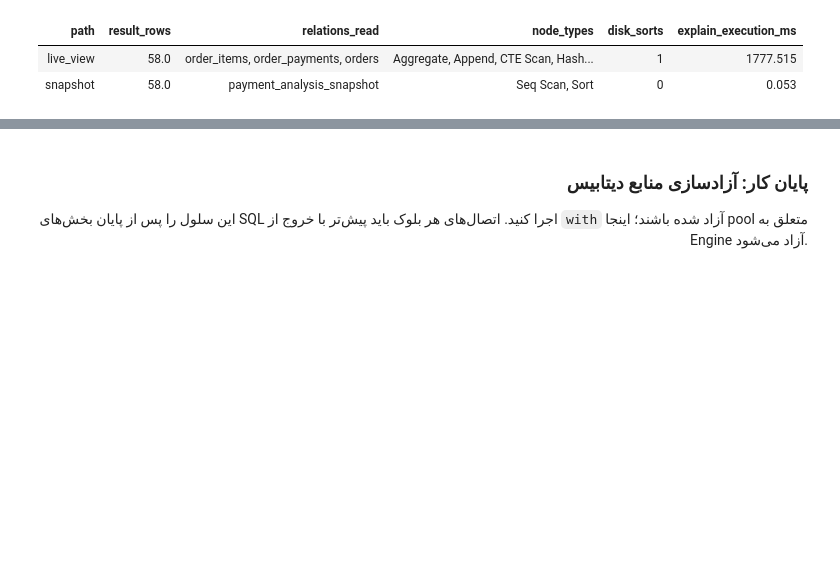
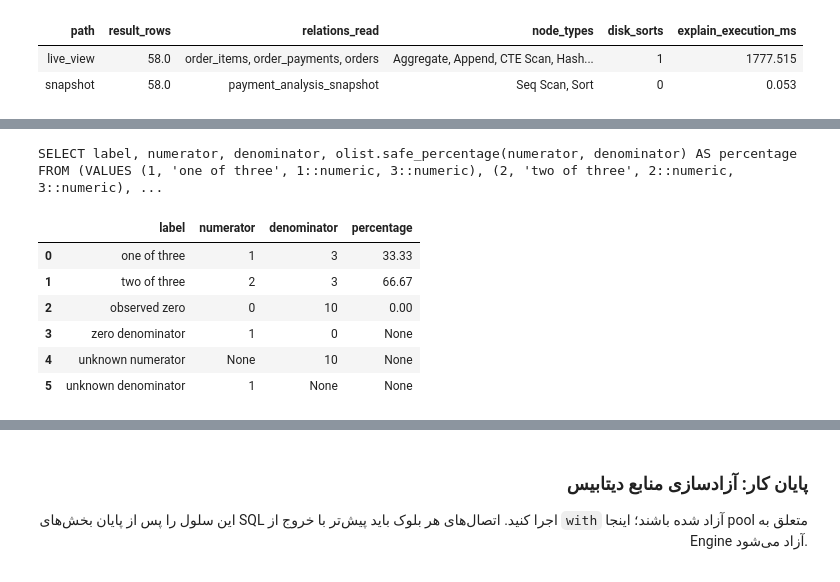
Before and after one commit to Ehsan-soveyzi/data_factory, a Jupyter notebook: stages/stage_02/solution.ipynb, the cells around one changed output, grey strips where cells are left out. Drawn from its saved outputs; the diff is of its cells as text; code cells hidden in the pictures; blank space fills up the shorter version.

```diff
--- a/stages/stage_02/solution.ipynb
+++ b/stages/stage_02/solution.ipynb
@@ -2503,0 +2543,27 @@ display(HTML(pd.DataFrame(view_plan_rows).to_html(index=False)))
+# %%
+function_example_sql = """
+    SELECT label, numerator, denominator,
+           olist.safe_percentage(numerator, denominator) AS percentage
+    FROM (VALUES
+        (1, 'one of three', 1::numeric, 3::numeric),
+        (2, 'two of three', 2::numeric, 3::numeric),
+        (3, 'observed zero', 0::numeric, 10::numeric),
+        (4, 'zero denominator', 1::numeric, 0::numeric),
+        (5, 'unknown numerator', NULL::numeric, 10::numeric),
+        (6, 'unknown denominator', 1::numeric, NULL::numeric)
+    ) AS examples(position, label, numerator, denominator)
+    ORDER BY position
+"""
+display(HTML(highlight(function_example_sql, SqlLexer(), routine_formatter)))
+with engine.connect() as connection:
+    function_examples = [dict(row) for row in connection.execute(text(function_example_sql)).mappings()]
+display(pd.DataFrame(function_examples))
+# %% [output]
+SELECT label, numerator, denominator, olist.safe_percentage(numerator, denominator) AS percentage FROM (VALUES (1, 'one of three', 1::numeric, 3::numeric), (2, 'two of three', 2::numeric, 3::numeric), ...
+|  | label | numerator | denominator | percentage |
+| 0 | one of three | 1 | 3 | 33.33 |
+| 1 | two of three | 2 | 3 | 66.67 |
+| 2 | observed zero | 0 | 10 | 0.00 |
+| 3 | zero denominator | 1 | 0 | None |
+| 4 | unknown numerator | None | 10 | None |
+| 5 | unknown denominator | 1 | None | None |
```
Also changed, not shown: parts of 18 cells of this notebook, 15 other files.
